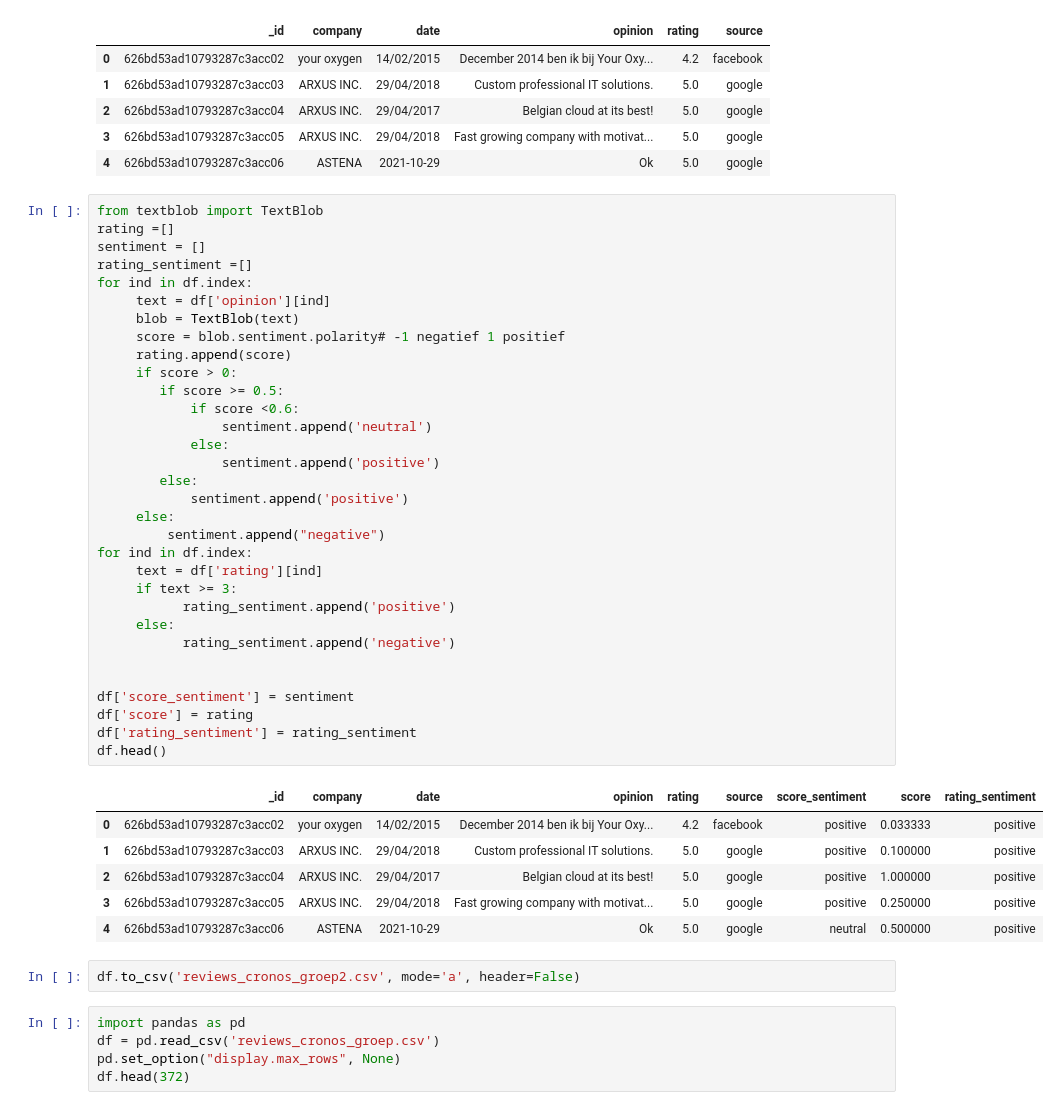
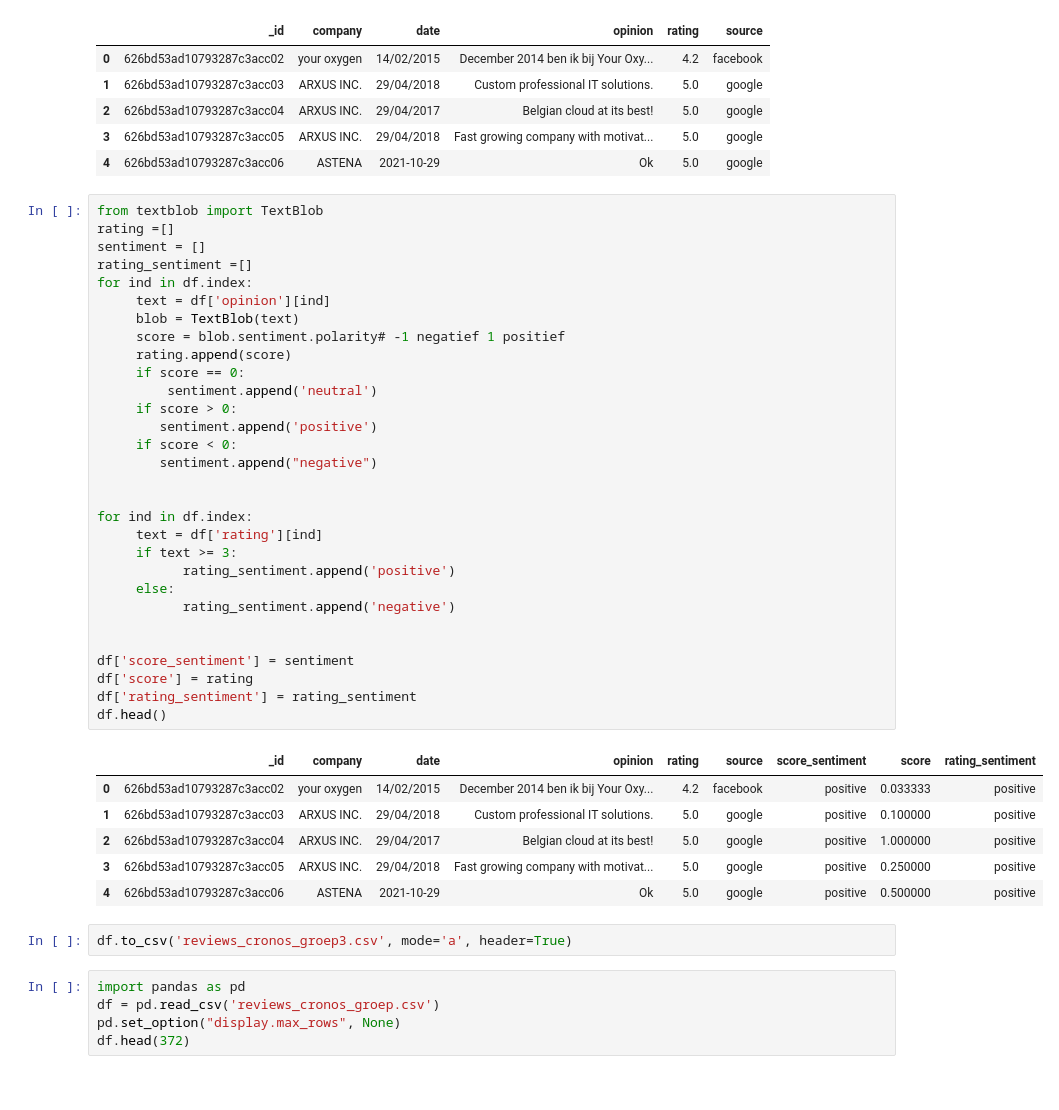
Before and after one commit to davidwong19/cronos-sentiment-analyse, a Jupyter notebook: sentiment_analyse.ipynb, the cells around one changed output. Saved outputs shown, nothing was run; the diff lists cells and outputs as text.

```diff
--- a/sentiment_analyse.ipynb
+++ b/sentiment_analyse.ipynb
@@ -12,44 +12,42 @@ df.head()
 # %%
 from textblob import TextBlob
 rating =[]
 sentiment = []
 rating_sentiment =[]
 for ind in df.index:
      text = df['opinion'][ind]
      blob = TextBlob(text)
      score = blob.sentiment.polarity# -1 negatief 1 positief
      rating.append(score)
+     if score == 0:
+         sentiment.append('neutral')
      if score > 0:
-        if score >= 0.5:
-            if score <0.6:
-                sentiment.append('neutral')
-            else:
-                sentiment.append('positive')
-        else:
-            sentiment.append('positive')
-     else:
-         sentiment.append("negative")
+        sentiment.append('positive')
+     if score < 0:
+        sentiment.append("negative")
+
+
 for ind in df.index:
      text = df['rating'][ind]
      if text >= 3:
            rating_sentiment.append('positive')
      else:
            rating_sentiment.append('negative')
 
 
 df['score_sentiment'] = sentiment
 df['score'] = rating
 df['rating_sentiment'] = rating_sentiment
 df.head()
 # %% [output]
 |  | _id | company | date | opinion | rating | source | score_sentiment | score | rating_sentiment |
 | 0 | 626bd53ad10793287c3acc02 | your oxygen | 14/02/2015 | December 2014 ben ik bij Your Oxy... | 4.2 | facebook | positive | 0.033333 | positive |
 | 1 | 626bd53ad10793287c3acc03 | ARXUS INC. | 29/04/2018 | Custom professional IT solutions. | 5.0 | google | positive | 0.100000 | positive |
 | 2 | 626bd53ad10793287c3acc04 | ARXUS INC. | 29/04/2017 | Belgian cloud at its best! | 5.0 | google | positive | 1.000000 | positive |
 | 3 | 626bd53ad10793287c3acc05 | ARXUS INC. | 29/04/2018 | Fast growing company with motivat... | 5.0 | google | positive | 0.250000 | positive |
-| 4 | 626bd53ad10793287c3acc06 | ASTENA | 2021-10-29 | Ok | 5.0 | google | neutral | 0.500000 | positive |
+| 4 | 626bd53ad10793287c3acc06 | ASTENA | 2021-10-29 | Ok | 5.0 | google | positive | 0.500000 | positive |
 # %%
-df.to_csv('reviews_cronos_groep2.csv', mode='a', header=False)
+df.to_csv('reviews_cronos_groep3.csv', mode='a', header=True)
 # %%
 import pandas as pd
 df = pd.read_csv('reviews_cronos_groep.csv')
```
Also changed, not shown: 2 other files.
